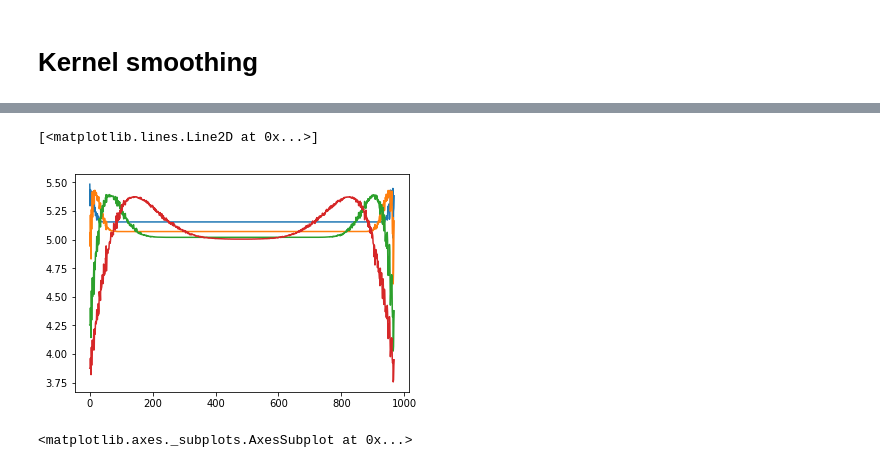
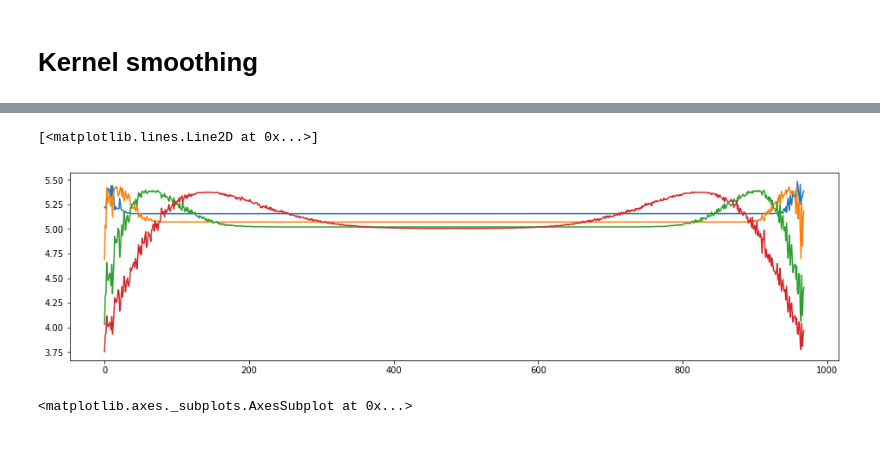
Before and after one commit to EstevaoUyra/spikelearn, a Jupyter notebook: notebooks/visualization/Preprocessing.ipynb, the cells around one changed output, grey strips where cells are left out. Drawn from its saved outputs; the diff is of its cells as text; code cells hidden in the pictures.

```diff
--- a/notebooks/visualization/Preprocessing.ipynb
+++ b/notebooks/visualization/Preprocessing.ipynb
@@ -162,11 +162,12 @@ Wall time: 6.83 s
 # %%
+plt.figure(figsize=(16,4))
 plt.plot(size[:,0])
 plt.plot(size[:,1])
 plt.plot(size[:,2])
-plt.plot(size[:,3])
+plt.plot(size[:,3])s
 # %% [output]
 [<matplotlib.lines.Line2D at 0x...>]
-[figure, old version]
+[figure, new version]
 # %%
 sns.heatmap(size)
 # %% [output]
```
Also changed, not shown: parts of 7 cells of this notebook, 1 other file.
